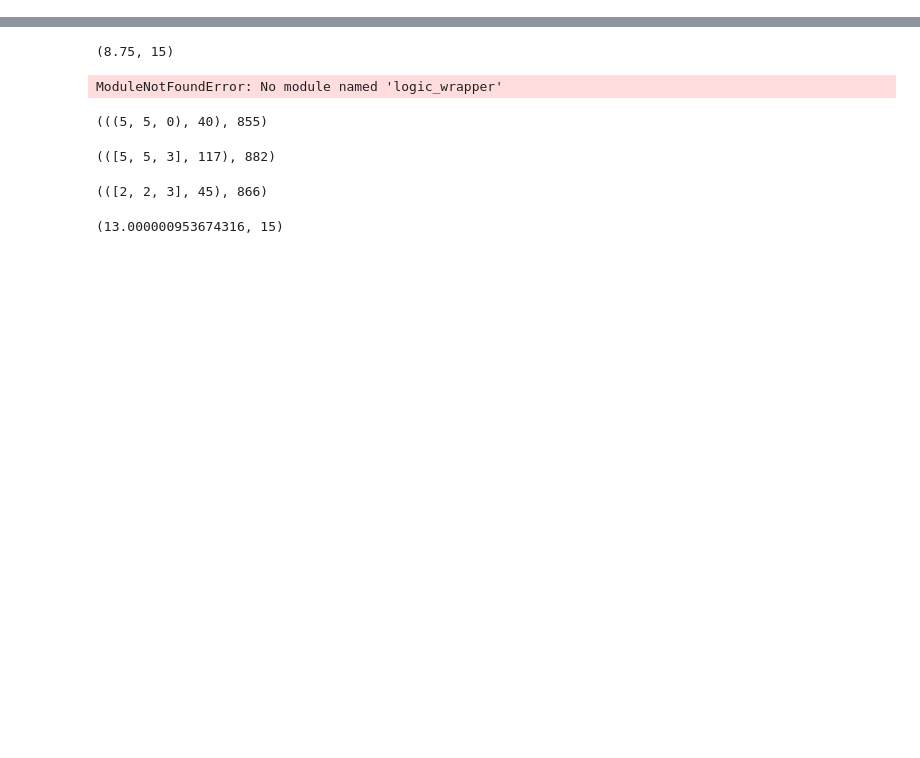
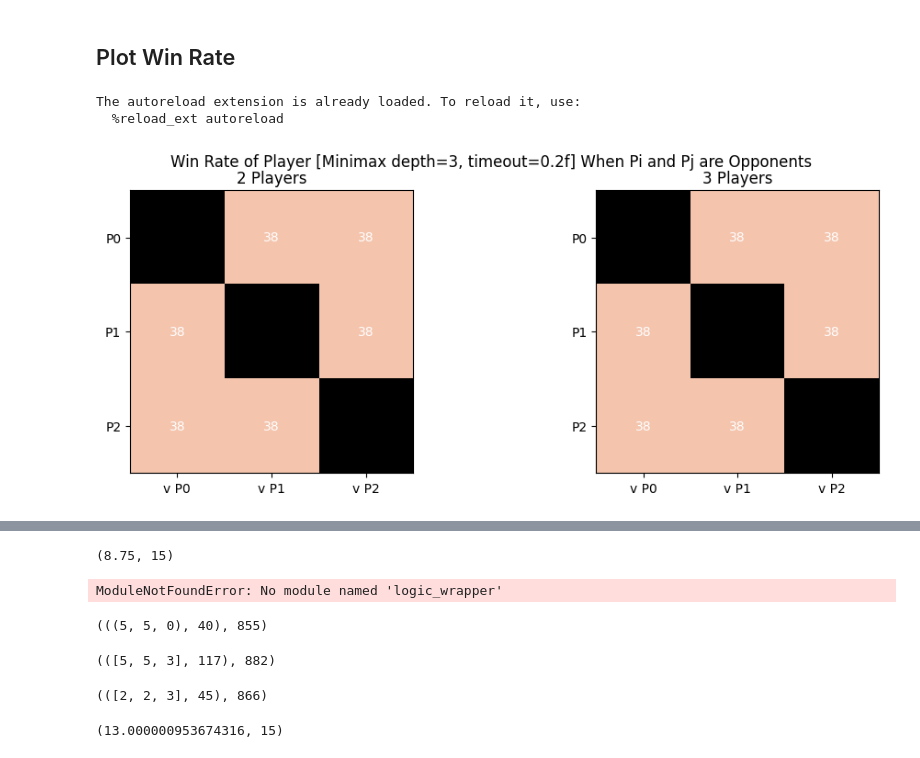
Before and after one commit to garamizo/Azul-Board-Game, a Jupyter notebook: scratch.ipynb, the cells around one changed output, grey strips where cells are left out. Cells and saved outputs as stored; diff of their text form; code cells hidden in the pictures; blank space fills up the shorter version.

```diff
--- a/scratch.ipynb
+++ b/scratch.ipynb
@@ -0,0 +58,64 @@
+# %% [markdown]
+## Plot Win Rate
+# %%
+%load_ext autoreload
+%autoreload 2
+import numpy as np
+import pandas as pd
+import matplotlib.pyplot as plt
+
+fileName = 'AzulLibrary/benchmark3.csv'
+# fileName = 'benchmark2.csv'
+
+# df = pd.read_csv('AzulLibrary/benchmark.csv')
+df = pd.read_csv(fileName, comment='#')
+comments = []
+with open(fileName) as f:
+    for line in f:
+        if line.startswith('#'):
+            comments.append(line[1:].strip())
+
+maxNumPlayers = int(df.iloc[:,0].max() + 1)
+numPolicies = df.shape[1] // 2
+df['NumPlayers'] = (df.iloc[:,:numPolicies].max(axis=1) + 1).astype(int)
+
+df.tail()
+
+winRate = dict()
+for numPlayers in range(2, maxNumPlayers+1):
+    winRate[numPlayers] = np.ones((numPolicies, numPolicies)) * np.nan
+    for i in range(numPolicies):
+        for j in range(numPolicies):
+            if i == j:
+                continue
+            validRows = df[[f'ScoreP{i}', f'ScoreP{j}']].isna().any(axis=1) == False
+            df2 = df[validRows]
+            if df2.shape[0] > 0:
+                winRate[numPlayers][i,j] = (df2.iloc[:,:numPolicies].max(axis=1) == df2.loc[:,f'IndexP{i}']).sum() * 100 / df2.shape[0]
+                # winRate[numPlayers][i,j] = (df2[f'ScoreP{i}'] > df2[f'ScoreP{j}']).sum() * 100 / df2.shape[0]
+
+cmap = plt.colormaps['coolwarm_r']
+cmap.set_bad('black',1.)
+
+description = comments[0]
+# plot confusion matrix
+fig, axes = plt.subplots(1, maxNumPlayers-1, figsize=(12,4))
+# add super title
+fig.suptitle(f'Win Rate of Player [{description}] When Pi and Pj are Opponents')
+for numPlayers in range(2, maxNumPlayers+1):
+    ax = axes[numPlayers-2]
+    ax.imshow(winRate[numPlayers], cmap=cmap, vmin=0, vmax=100)
+    ax.set_title(f'{numPlayers} Players')
+    ax.set_xticks(range(numPolicies))
+    ax.set_yticks(range(numPolicies))
+    ax.set_xticklabels([f'v P{i}' for i in range(numPolicies)])
+    ax.set_yticklabels([f'P{i}' for i in range(numPolicies)])
+    for i in range(numPolicies):
+        for j in range(numPolicies):
+            if np.isnan(winRate[numPlayers][i,j]):
+                continue
+            ax.text(j, i, "{:.0f}".format(winRate[numPlayers][i,j]), ha='center', va='center', color='w')
+# %% [output]
+The autoreload extension is already loaded. To reload it, use:
+  %reload_ext autoreload
+[figure, added]
```
Also changed, not shown: parts of 4 cells of this notebook, 10 other files.
